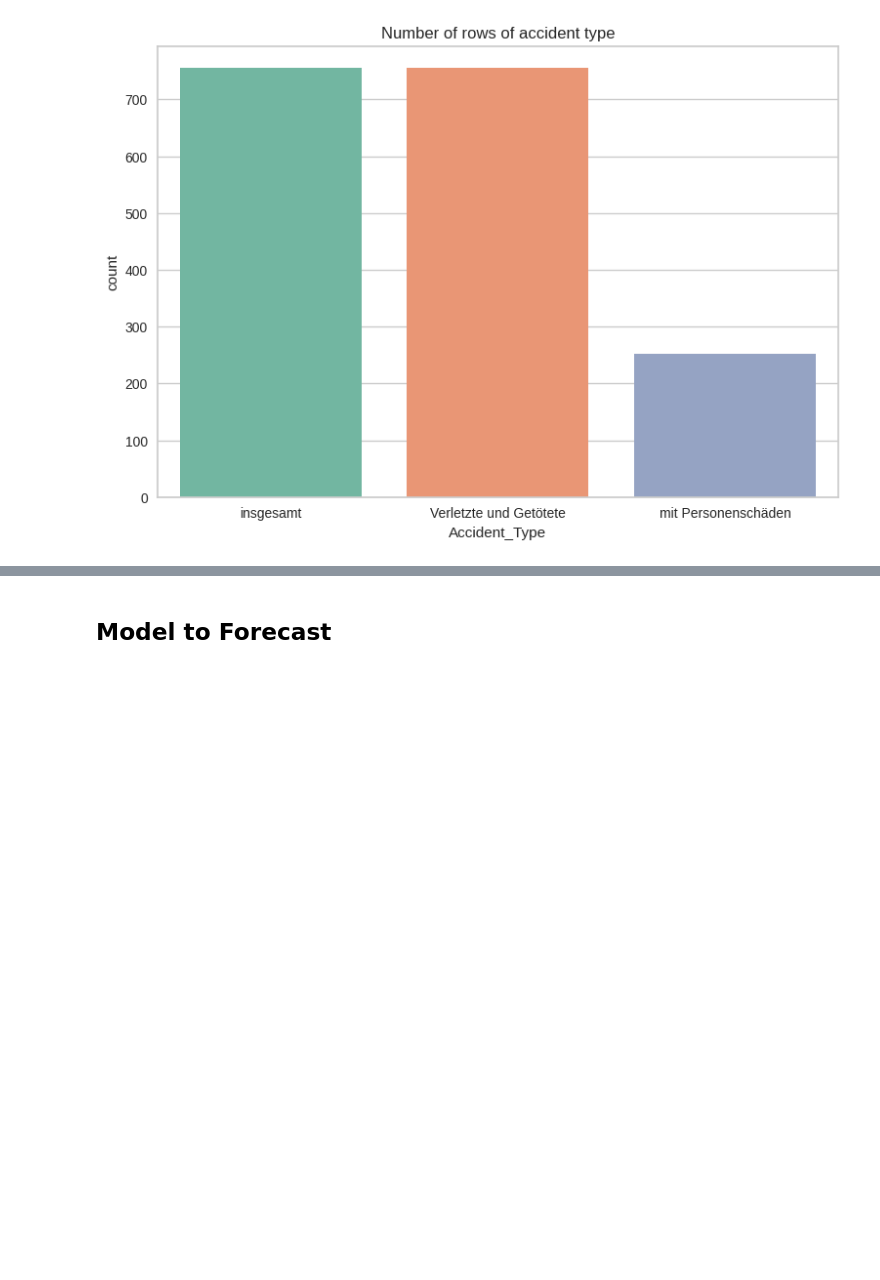
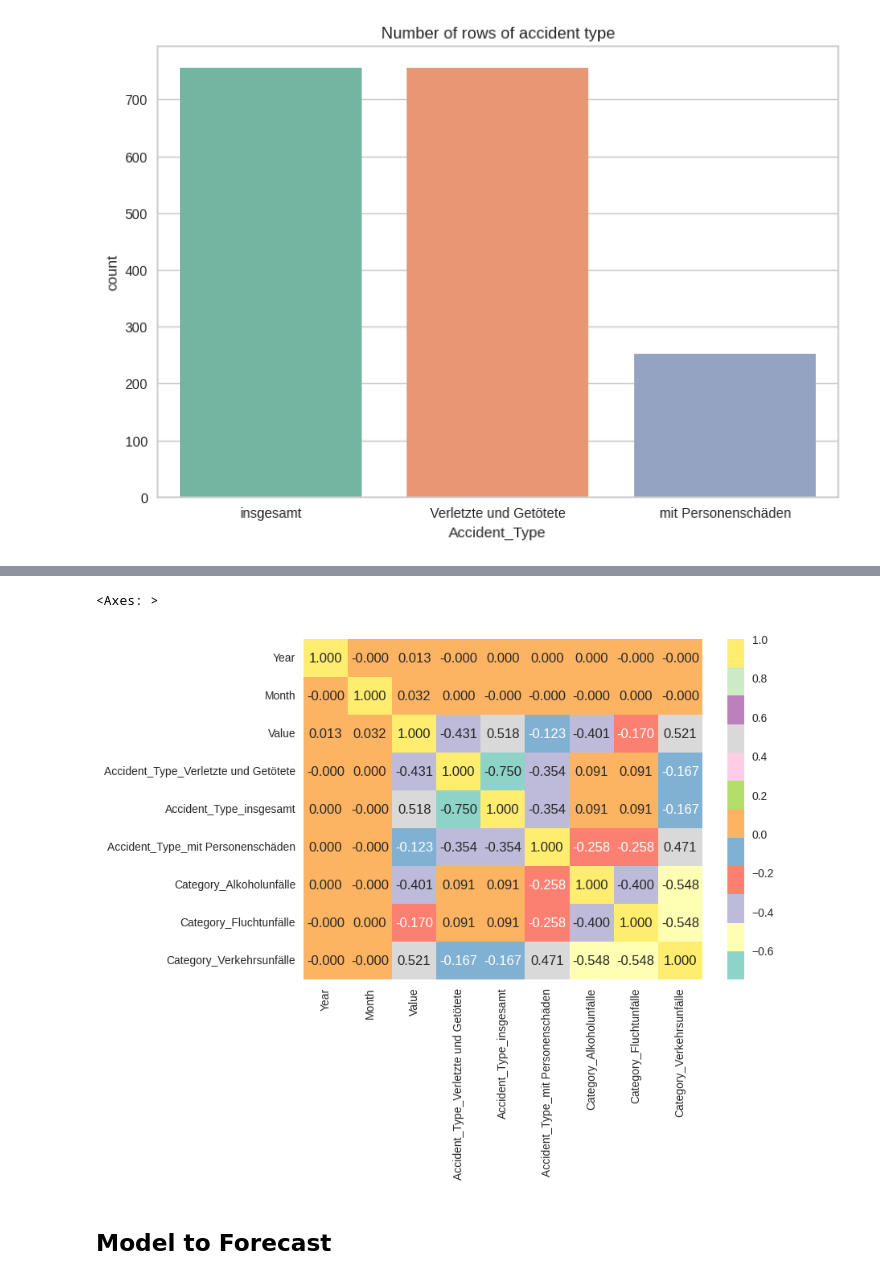
Before and after one commit to sreehari59/NxtGen_AcciVision, a Jupyter notebook: DPS_Task.ipynb, the cells around one changed output, grey strips where cells are left out. Cells and saved outputs as stored; diff of their text form; code cells hidden in the pictures; blank space fills up the shorter version.

```diff
--- a/DPS_Task.ipynb
+++ b/DPS_Task.ipynb
@@ -224,0 +237,4 @@ Name: count, dtype: int64
+# %%
+corr_df = df.copy()
+one_hot_encoded_data = pd.get_dummies(corr_df, columns = ['Accident_Type', 'Category'])
+one_hot_encoded_data.head(2)
@@ -225,2 +245,9 @@ Name: count, dtype: int64
+# %%
+# Checking for correlation between all the variables
+corr = one_hot_encoded_data.corr()
+sns.heatmap(corr, xticklabels=corr.columns.values, yticklabels=corr.columns.values, annot=True, fmt=".3f",cmap="Set3")
+# %% [output]
+<Axes: >
+[figure, added]
 # %% [markdown]
 ## Model to Forecast
```
Also changed, not shown: parts of 21 cells of this notebook.
